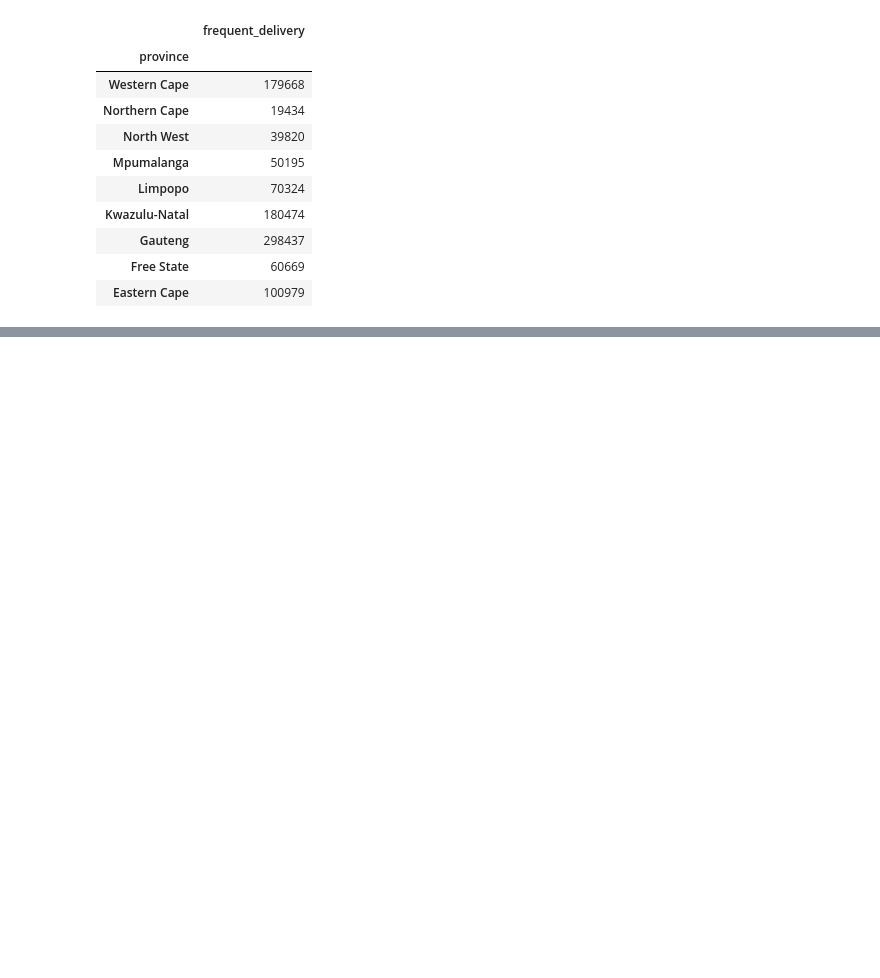
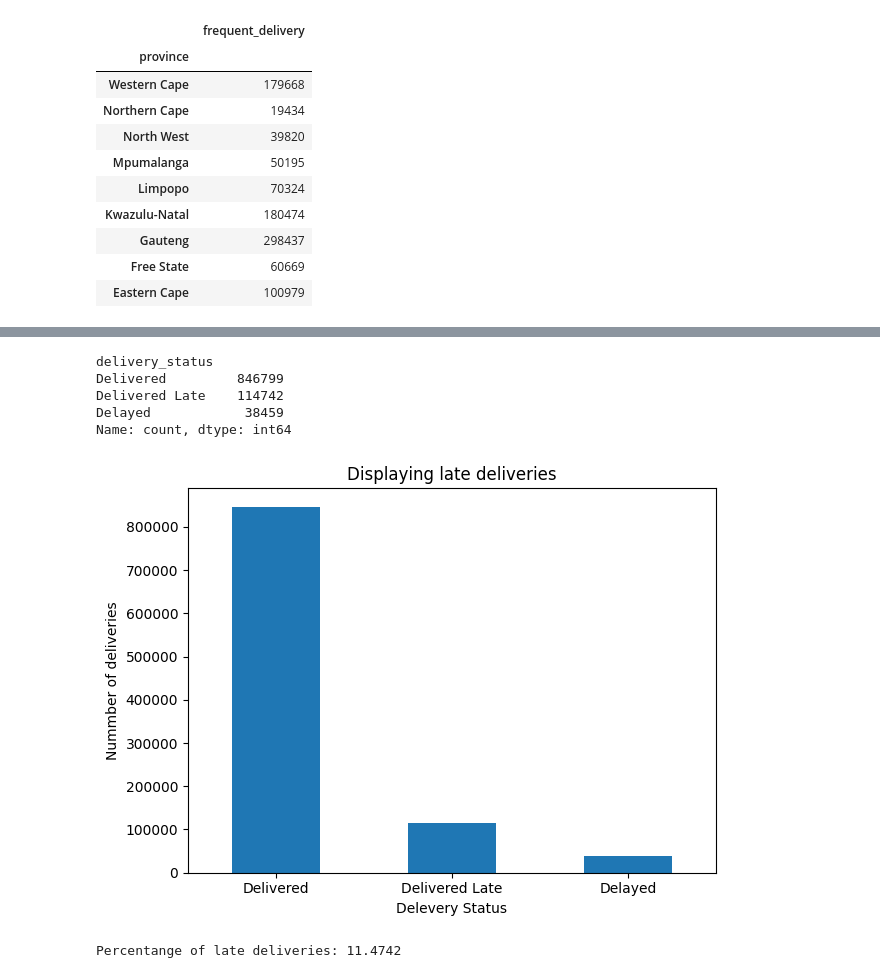
Before and after one commit to jilyanga2/Logistics-And-Delivery-Intelligence, a Jupyter notebook: feature-engineering.ipynb, the cells around one changed output, grey strips where cells are left out. Cells and saved outputs as stored; diff of their text form; code cells hidden in the pictures; blank space fills up the shorter version.

```diff
--- a/feature-engineering.ipynb
+++ b/feature-engineering.ipynb
@@ -897,0 +989,29 @@ print(shipment_activity)
+# %%
+# How many deliveries are late?
+delivered_count = deliveries_cleaned['delivery_status'].value_counts()
+print(delivered_count)
+# %% [output]
+delivery_status
+Delivered         846799
+Delivered Late    114742
+Delayed            38459
+Name: count, dtype: int64
+# %%
+import matplotlib.pyplot as plt
+
+delivered_count.plot(kind='bar')
+plt.title("Displaying late deliveries")
+plt.xlabel('Delevery Status')
+plt.ylabel('Nummber of deliveries')
+plt.xticks(rotation=0)
+plt.tight_layout()
+plt.show()
+# %% [output]
+[figure, added]
+# %%
+#What percentage of deliveries are late?
+late_percentange = ((deliveries_cleaned['delivery_status'] == 'Delivered Late').sum()
+/ len(deliveries_cleaned)) * 100
+print("Percentange of late deliveries:", late_percentange)
+# %% [output]
+Percentange of late deliveries: 11.4742
```
Also changed, not shown: parts of 19 cells of this notebook, 1 other file.
